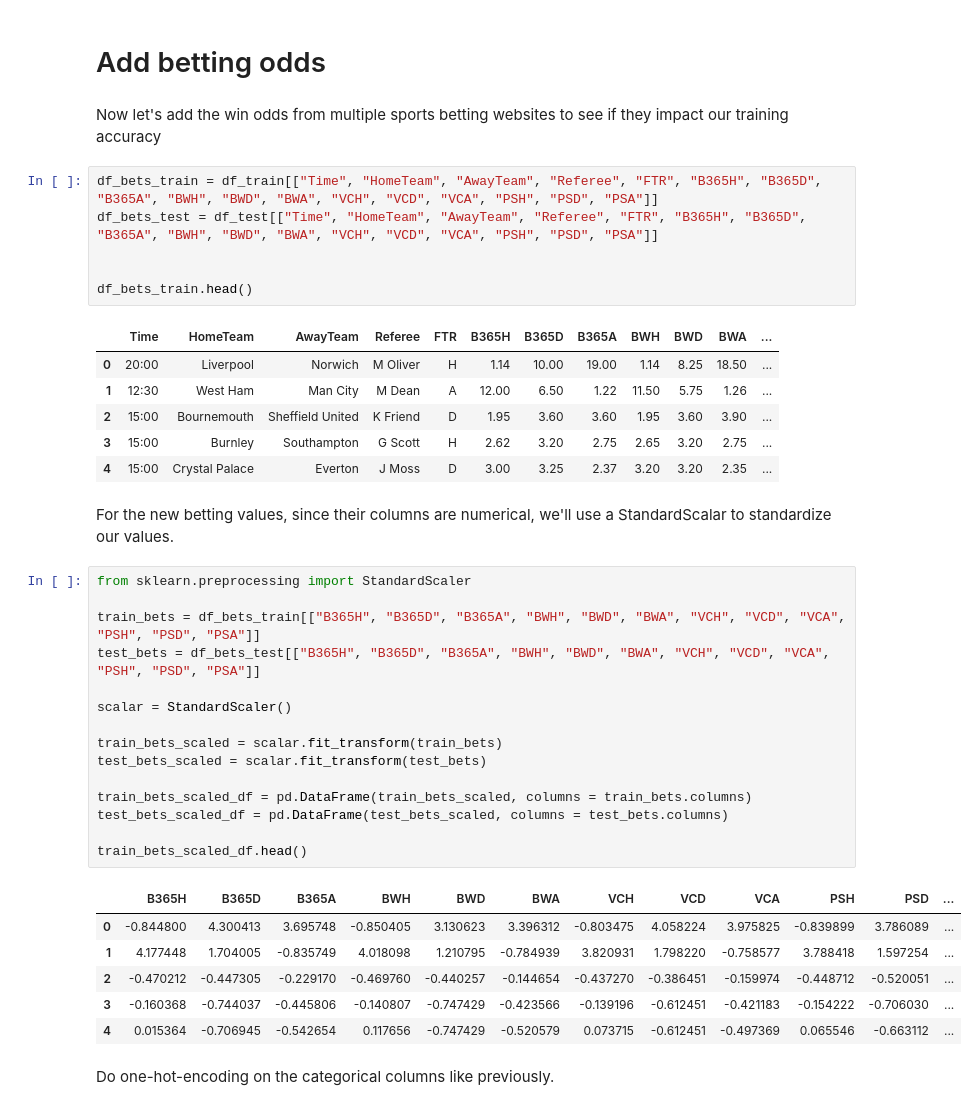
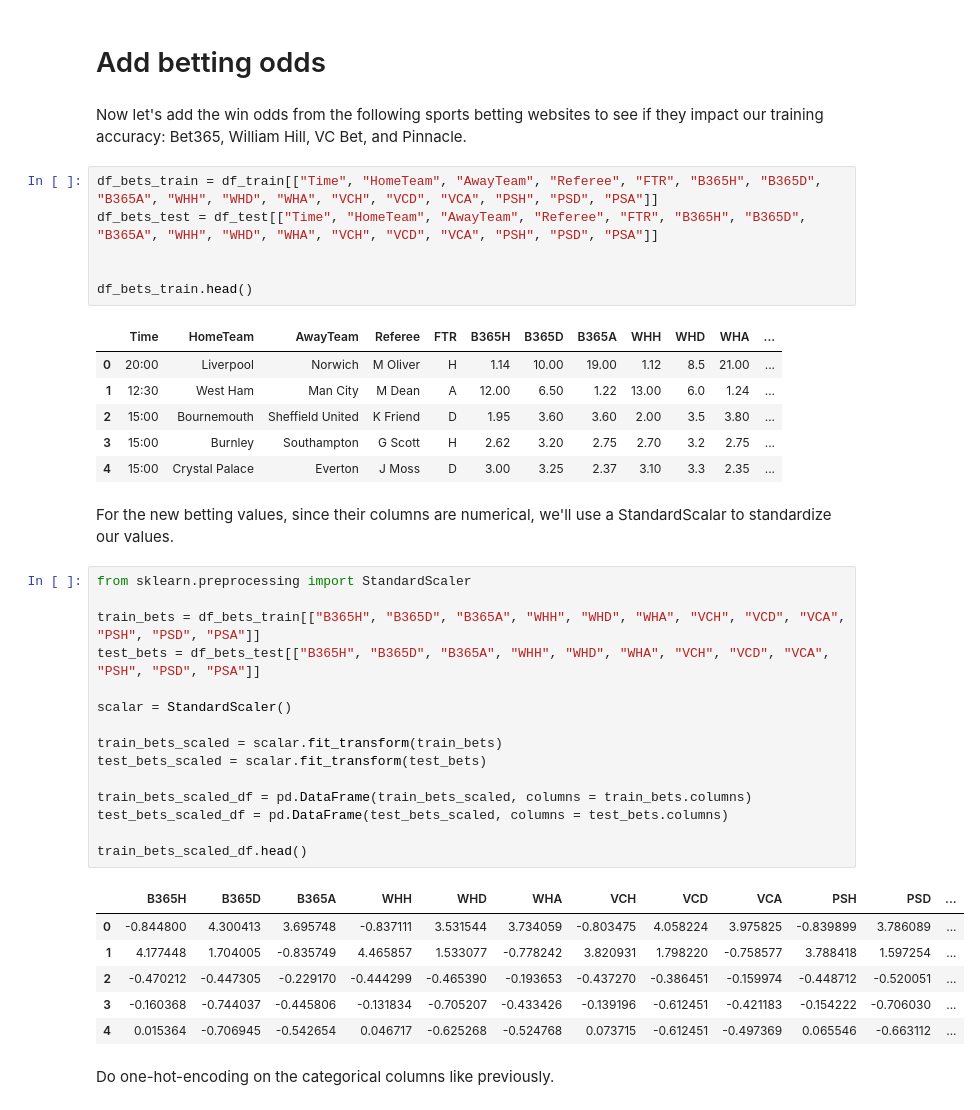
Before and after one commit to DoNguyenHung/EPL-Match-Data, a Jupyter notebook: EDA.ipynb, the cells around one changed output. Drawn from its saved outputs; the diff is of its cells as text.

```diff
--- a/EDA.ipynb
+++ b/EDA.ipynb
@@ -212,44 +226,44 @@ csv_test_data = df_score_test_oh.to_csv('prepared_data/test_data.csv')
 # %% [markdown]
 # Add betting odds
 # %% [markdown]
-Now let's add the win odds from multiple sports betting websites to see if they impact our training accuracy
+Now let's add the win odds from the following sports betting websites to see if they impact our training accuracy: Bet365, William Hill, VC Bet, and Pinnacle.
 # %%
-df_bets_train = df_train[["Time", "HomeTeam", "AwayTeam", "Referee", "FTR", "B365H", "B365D", "B365A", "BWH", "BWD", "BWA", "VCH", "VCD", "VCA", "PSH", "PSD", "PSA"]]
-df_bets_test = df_test[["Time", "HomeTeam", "AwayTeam", "Referee", "FTR", "B365H", "B365D", "B365A", "BWH", "BWD", "BWA", "VCH", "VCD", "VCA", "PSH", "PSD", "PSA"]]
+df_bets_train = df_train[["Time", "HomeTeam", "AwayTeam", "Referee", "FTR", "B365H", "B365D", "B365A", "WHH", "WHD", "WHA", "VCH", "VCD", "VCA", "PSH", "PSD", "PSA"]]
+df_bets_test = df_test[["Time", "HomeTeam", "AwayTeam", "Referee", "FTR", "B365H", "B365D", "B365A", "WHH", "WHD", "WHA", "VCH", "VCD", "VCA", "PSH", "PSD", "PSA"]]
 
 
 df_bets_train.head()
 # %% [output]
-|  | Time | HomeTeam | AwayTeam | Referee | FTR | B365H | B365D | B365A | BWH | BWD | BWA | ... |
-| 0 | 20:00 | Liverpool | Norwich | M Oliver | H | 1.14 | 10.00 | 19.00 | 1.14 | 8.25 | 18.50 | ... |
-| 1 | 12:30 | West Ham | Man City | M Dean | A | 12.00 | 6.50 | 1.22 | 11.50 | 5.75 | 1.26 | ... |
-| 2 | 15:00 | Bournemouth | Sheffield United | K Friend | D | 1.95 | 3.60 | 3.60 | 1.95 | 3.60 | 3.90 | ... |
-| 3 | 15:00 | Burnley | Southampton | G Scott | H | 2.62 | 3.20 | 2.75 | 2.65 | 3.20 | 2.75 | ... |
-| 4 | 15:00 | Crystal Palace | Everton | J Moss | D | 3.00 | 3.25 | 2.37 | 3.20 | 3.20 | 2.35 | ... |
+|  | Time | HomeTeam | AwayTeam | Referee | FTR | B365H | B365D | B365A | WHH | WHD | WHA | ... |
+| 0 | 20:00 | Liverpool | Norwich | M Oliver | H | 1.14 | 10.00 | 19.00 | 1.12 | 8.5 | 21.00 | ... |
+| 1 | 12:30 | West Ham | Man City | M Dean | A | 12.00 | 6.50 | 1.22 | 13.00 | 6.0 | 1.24 | ... |
+| 2 | 15:00 | Bournemouth | Sheffield United | K Friend | D | 1.95 | 3.60 | 3.60 | 2.00 | 3.5 | 3.80 | ... |
+| 3 | 15:00 | Burnley | Southampton | G Scott | H | 2.62 | 3.20 | 2.75 | 2.70 | 3.2 | 2.75 | ... |
+| 4 | 15:00 | Crystal Palace | Everton | J Moss | D | 3.00 | 3.25 | 2.37 | 3.10 | 3.3 | 2.35 | ... |
 # %% [markdown]
 For the new betting values, since their columns are numerical, we'll use a StandardScalar to standardize our values.
 # %%
 from sklearn.preprocessing import StandardScaler
 
-train_bets = df_bets_train[["B365H", "B365D", "B365A", "BWH", "BWD", "BWA", "VCH", "VCD", "VCA", "PSH", "PSD", "PSA"]]
-test_bets = df_bets_test[["B365H", "B365D", "B365A", "BWH", "BWD", "BWA", "VCH", "VCD", "VCA", "PSH", "PSD", "PSA"]]
+train_bets = df_bets_train[["B365H", "B365D", "B365A", "WHH", "WHD", "WHA", "VCH", "VCD", "VCA", "PSH", "PSD", "PSA"]]
+test_bets = df_bets_test[["B365H", "B365D", "B365A", "WHH", "WHD", "WHA", "VCH", "VCD", "VCA", "PSH", "PSD", "PSA"]]
 
 scalar = StandardScaler()
 
 train_bets_scaled = scalar.fit_transform(train_bets)
 test_bets_scaled = scalar.fit_transform(test_bets)
 
 train_bets_scaled_df = pd.DataFrame(train_bets_scaled, columns = train_bets.columns)
 test_bets_scaled_df = pd.DataFrame(test_bets_scaled, columns = test_bets.columns)
 
 train_bets_scaled_df.head()
 # %% [output]
-|  | B365H | B365D | B365A | BWH | BWD | BWA | VCH | VCD | VCA | PSH | PSD | ... |
-| 0 | -0.844800 | 4.300413 | 3.695748 | -0.850405 | 3.130623 | 3.396312 | -0.803475 | 4.058224 | 3.975825 | -0.839899 | 3.786089 | ... |
-| 1 | 4.177448 | 1.704005 | -0.835749 | 4.018098 | 1.210795 | -0.784939 | 3.820931 | 1.798220 | -0.758577 | 3.788418 | 1.597254 | ... |
-| 2 | -0.470212 | -0.447305 | -0.229170 | -0.469760 | -0.440257 | -0.144654 | -0.437270 | -0.386451 | -0.159974 | -0.448712 | -0.520051 | ... |
-| 3 | -0.160368 | -0.744037 | -0.445806 | -0.140807 | -0.747429 | -0.423566 | -0.139196 | -0.612451 | -0.421183 | -0.154222 | -0.706030 | ... |
-| 4 | 0.015364 | -0.706945 | -0.542654 | 0.117656 | -0.747429 | -0.520579 | 0.073715 | -0.612451 | -0.497369 | 0.065546 | -0.663112 | ... |
+|  | B365H | B365D | B365A | WHH | WHD | WHA | VCH | VCD | VCA | PSH | PSD | ... |
+| 0 | -0.844800 | 4.300413 | 3.695748 | -0.837111 | 3.531544 | 3.734059 | -0.803475 | 4.058224 | 3.975825 | -0.839899 | 3.786089 | ... |
+| 1 | 4.177448 | 1.704005 | -0.835749 | 4.465857 | 1.533077 | -0.778242 | 3.820931 | 1.798220 | -0.758577 | 3.788418 | 1.597254 | ... |
+| 2 | -0.470212 | -0.447305 | -0.229170 | -0.444299 | -0.465390 | -0.193653 | -0.437270 | -0.386451 | -0.159974 | -0.448712 | -0.520051 | ... |
+| 3 | -0.160368 | -0.744037 | -0.445806 | -0.131834 | -0.705207 | -0.433426 | -0.139196 | -0.612451 | -0.421183 | -0.154222 | -0.706030 | ... |
+| 4 | 0.015364 | -0.706945 | -0.542654 | 0.046717 | -0.625268 | -0.524768 | 0.073715 | -0.612451 | -0.497369 | 0.065546 | -0.663112 | ... |
 # %% [markdown]
 Do one-hot-encoding on the categorical columns like previously.
 # %%
```
Also changed, not shown: parts of 10 cells of this notebook, 2 other files.
